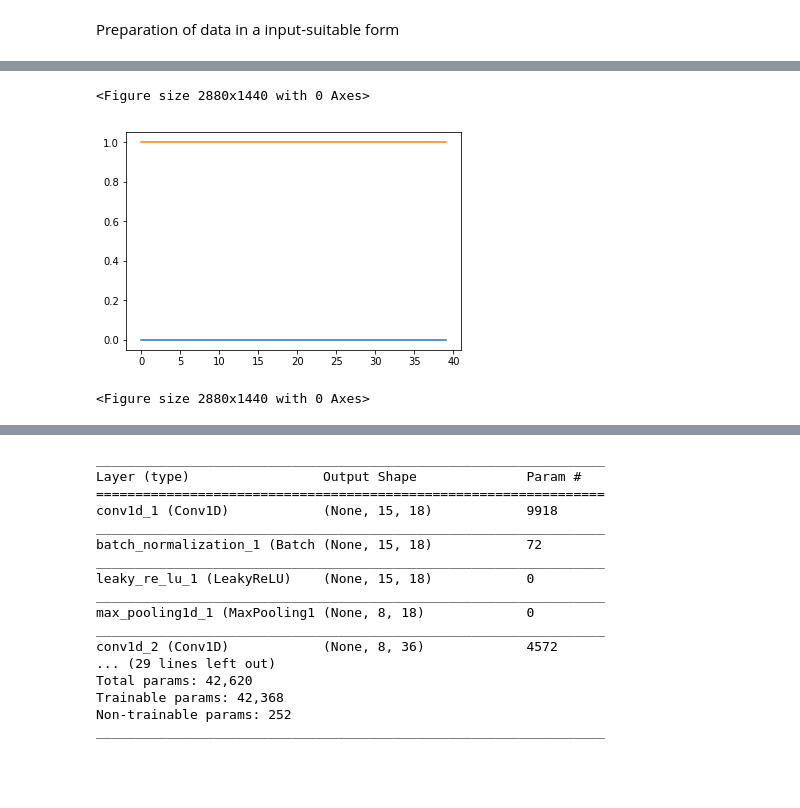
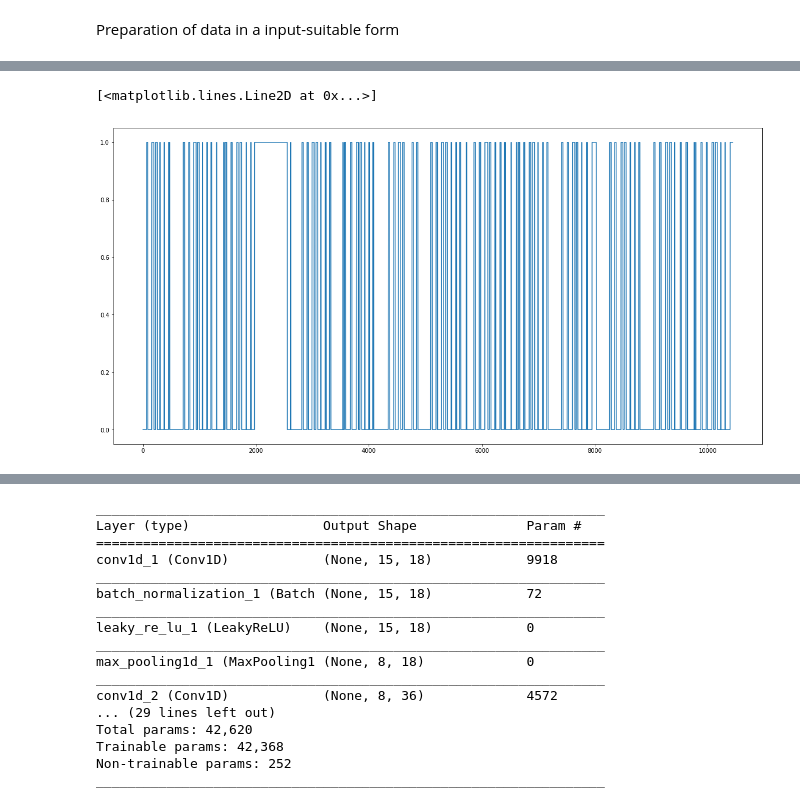
Before and after one commit to MatteoDrago/hda-project, a Jupyter notebook: code/TASK_B.ipynb, the cells around one changed output, grey strips where cells are left out. Saved outputs shown, nothing was run; the diff lists cells and outputs as text; code cells hidden in the pictures; blank space fills up the shorter version.

```diff
--- a/code/TASK_B.ipynb
+++ b/code/TASK_B.ipynb
@@ -111,8 +111,6 @@ Fraction of labels:   [0.17736046 0.82263954]
-# %%
-plt.plot(Y_train_s[8950:8990, :])
-
-plt.figure(figsize=(40,20))
-# %% [output]
-<Figure size 2880x1440 with 0 Axes>
-[figure, removed]
-<Figure size 2880x1440 with 0 Axes>
+# %%
+plt.figure(figsize=(20,10))
+plt.plot(Y_train_s[-10442:,0])
+# %% [output]
+[<matplotlib.lines.Line2D at 0x...>]
+[figure, added]
```
Also changed, not shown: parts of 15 cells of this notebook, 2 other files.
